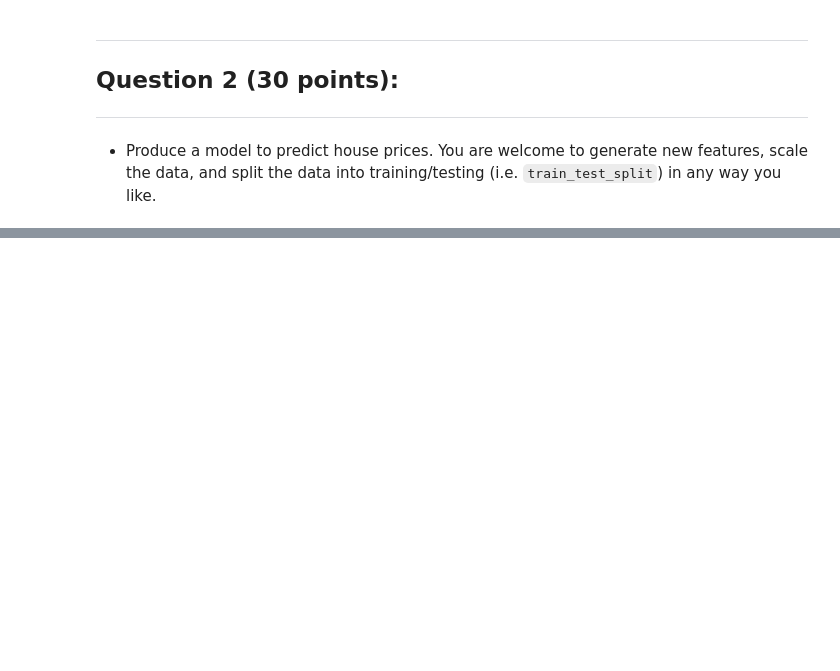
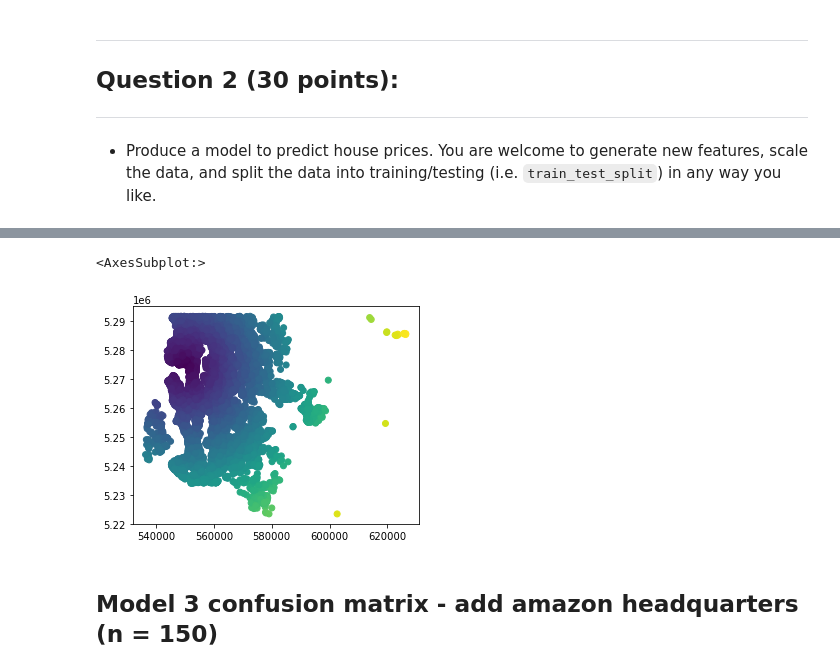
Before and after one commit to bhunter2/geospatial-data-science, a Jupyter notebook: labs/lab5/lab5_submission.ipynb, the cells around one changed output, grey strips where cells are left out. Saved outputs shown, nothing was run; the diff lists cells and outputs as text; code cells hidden in the pictures; blank space fills up the shorter version.

```diff
--- a/labs/lab5/lab5_submission.ipynb
+++ b/labs/lab5/lab5_submission.ipynb
@@ -188,0 +313,8 @@ X_train, X_test, y_train, y_test = train_test_split(X_scaled, y, test_size=0.2,
+# %%
+# Plot of distance to coastline for seattle with amazon headquarters on top
+gdf_utm[['distance_to_amHQ','geometry']].plot('distance_to_amHQ')
+# %% [output]
+<AxesSubplot:>
+[figure, added]
+# %% [markdown]
+## Model 3 confusion matrix   - add amazon headquarters (n = 150)
```
Also changed, not shown: parts of 45 cells of this notebook.
